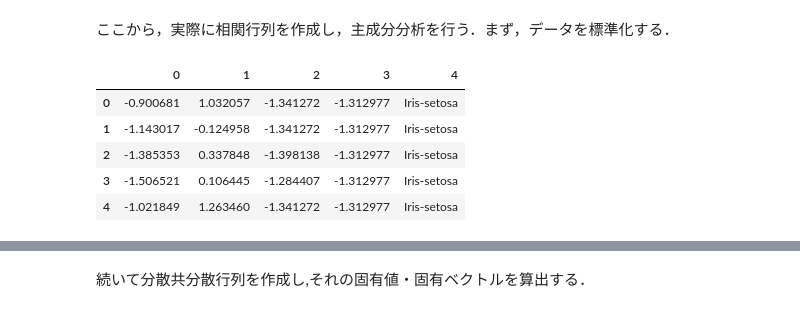
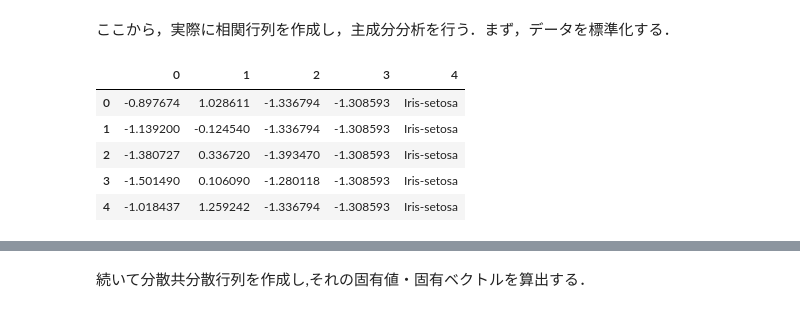
Before and after one commit to kiyoyoki/DataScienceSkillApprentice, a Jupyter notebook: eigenValueVector.ipynb, the cells around one changed output, grey strips where cells are left out. Drawn from its saved outputs; the diff is of its cells as text; code cells hidden in the pictures.

```diff
--- a/eigenValueVector.ipynb
+++ b/eigenValueVector.ipynb
@@ -166,12 +166,12 @@ plt.legend()
 ここから，実際に相関行列を作成し，主成分分析を行う．まず，データを標準化する．
 # %%
 # Irisデータセットの標準化
-df.iloc[:,:4] = (df.iloc[:,:4] - df.iloc[:,:4].mean()) / df.iloc[:,:4].std(ddof=0)
+df.iloc[:,:4] = (df.iloc[:,:4] - df.iloc[:,:4].mean()) / df.iloc[:,:4].std()
 df.head()
 # %% [output]
 |  | 0 | 1 | 2 | 3 | 4 |
-| 0 | -0.900681 | 1.032057 | -1.341272 | -1.312977 | Iris-setosa |
-| 1 | -1.143017 | -0.124958 | -1.341272 | -1.312977 | Iris-setosa |
-| 2 | -1.385353 | 0.337848 | -1.398138 | -1.312977 | Iris-setosa |
-| 3 | -1.506521 | 0.106445 | -1.284407 | -1.312977 | Iris-setosa |
-| 4 | -1.021849 | 1.263460 | -1.341272 | -1.312977 | Iris-setosa |
+| 0 | -0.897674 | 1.028611 | -1.336794 | -1.308593 | Iris-setosa |
+| 1 | -1.139200 | -0.124540 | -1.336794 | -1.308593 | Iris-setosa |
+| 2 | -1.380727 | 0.336720 | -1.393470 | -1.308593 | Iris-setosa |
+| 3 | -1.501490 | 0.106090 | -1.280118 | -1.308593 | Iris-setosa |
+| 4 | -1.018437 | 1.259242 | -1.336794 | -1.308593 | Iris-setosa |
```
Also changed, not shown: parts of 13 cells of this notebook, 1 other file.
